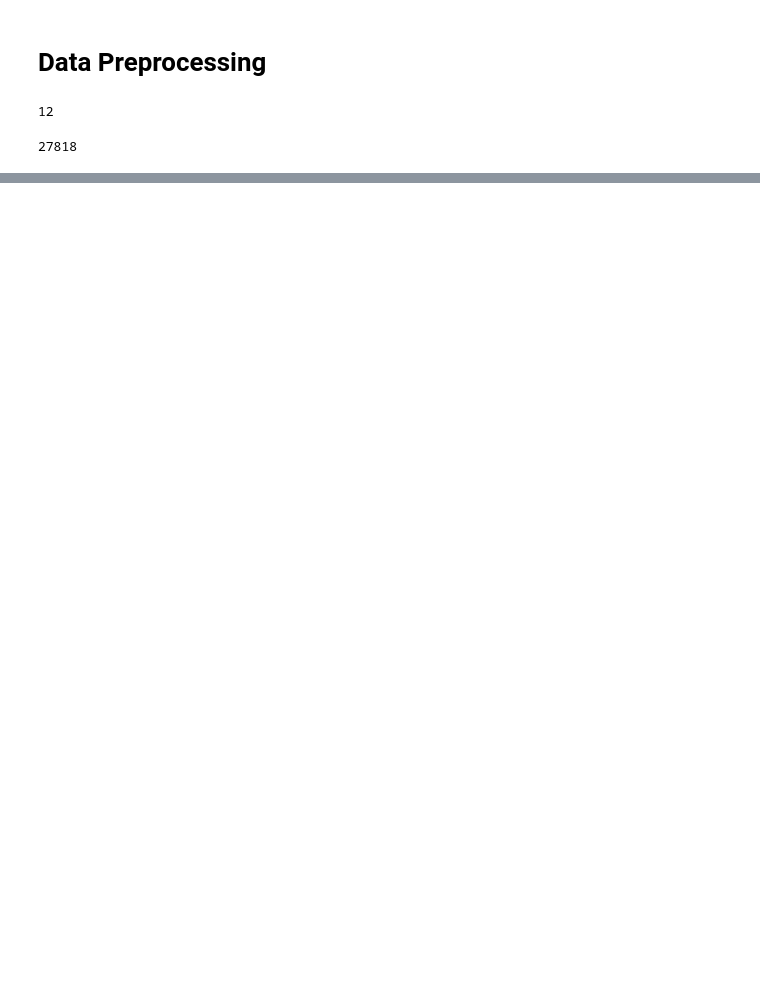
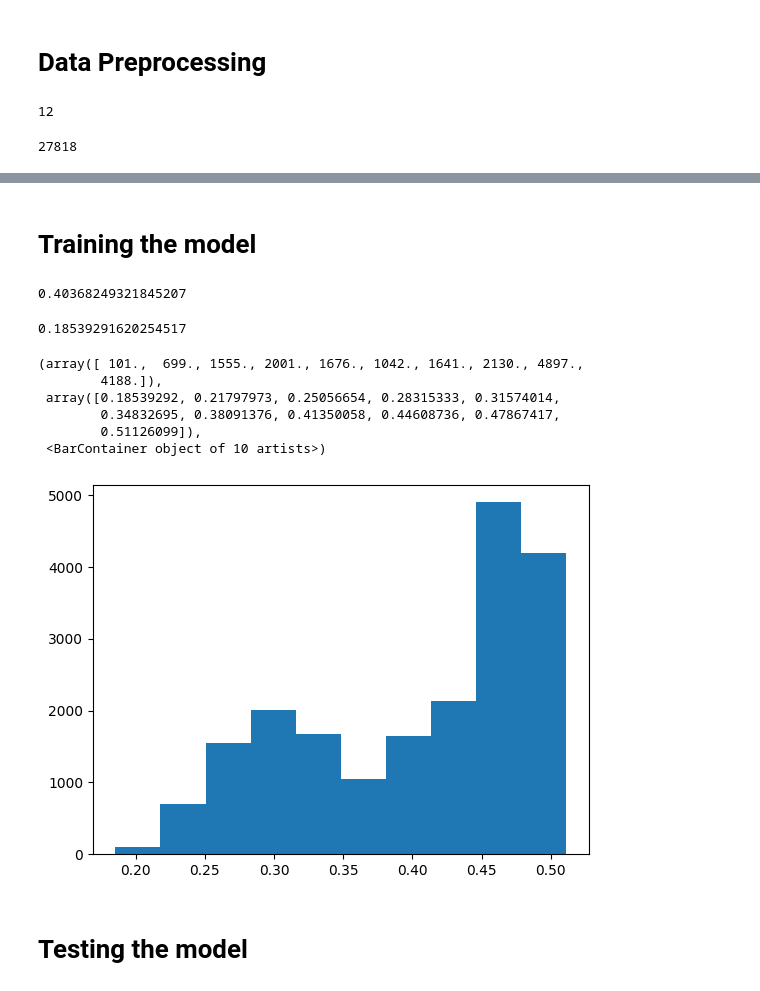
Before and after one commit to malabi3393/tRNA_Binary_Classifier, a Jupyter notebook: program.ipynb, the cells around one changed output, grey strips where cells are left out. Drawn from its saved outputs; the diff is of its cells as text; code cells hidden in the pictures; blank space fills up the shorter version.

Commit message:
began testing

```diff
--- a/program.ipynb
+++ b/program.ipynb
@@ -135,0 +134,10 @@ torch.Size([80, 5])
+# %% [markdown]
+# Training the model
+# %%
+trna_avgs = []
+for seq in trnas:
+    m = 0
+    for row, base in enumerate(seq):
+        col = stoi[base]
+        m += P[row][col]
+    trna_avgs.append(m/avg)
@@ -135,0 +148,20 @@ torch.Size([80, 5])
+# %%
+sum.item()/len(trna_avgs)
+# %% [output]
+0.40368249321845207
+# %%
+min(trna_avgs).item()
+# %% [output]
+0.18539291620254517
+# %%
+plt.hist(trna_avgs)
+# %% [output]
+(array([ 101.,  699., 1555., 2001., 1676., 1042., 1641., 2130., 4897.,
+        4188.]),
+ array([0.18539292, 0.21797973, 0.25056654, 0.28315333, 0.31574014,
+        0.34832695, 0.38091376, 0.41350058, 0.44608736, 0.47867417,
+        0.51126099]),
+ <BarContainer object of 10 artists>)
+[figure, added]
+# %% [markdown]
+# Testing the model
```
Also changed, not shown: parts of 15 cells of this notebook.
